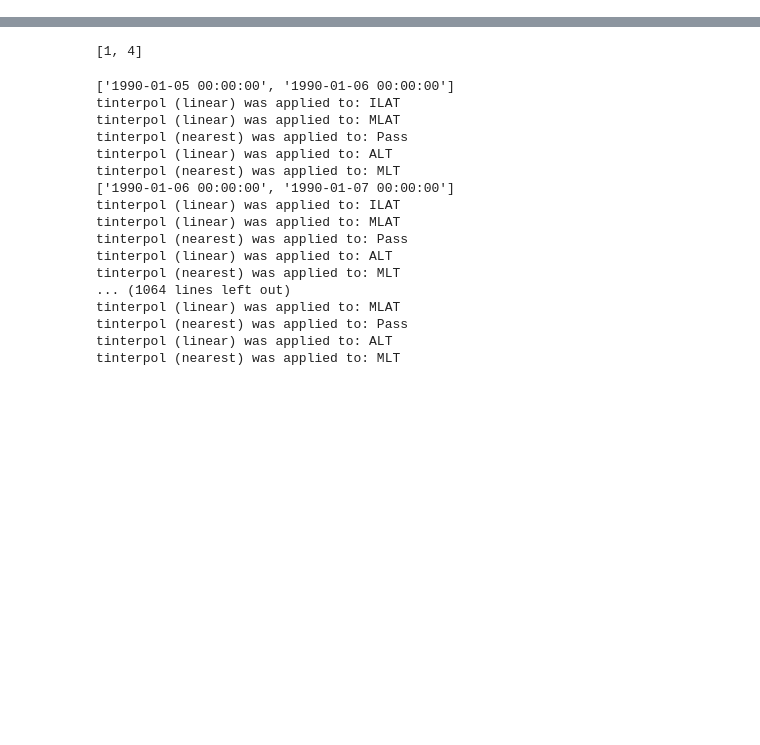
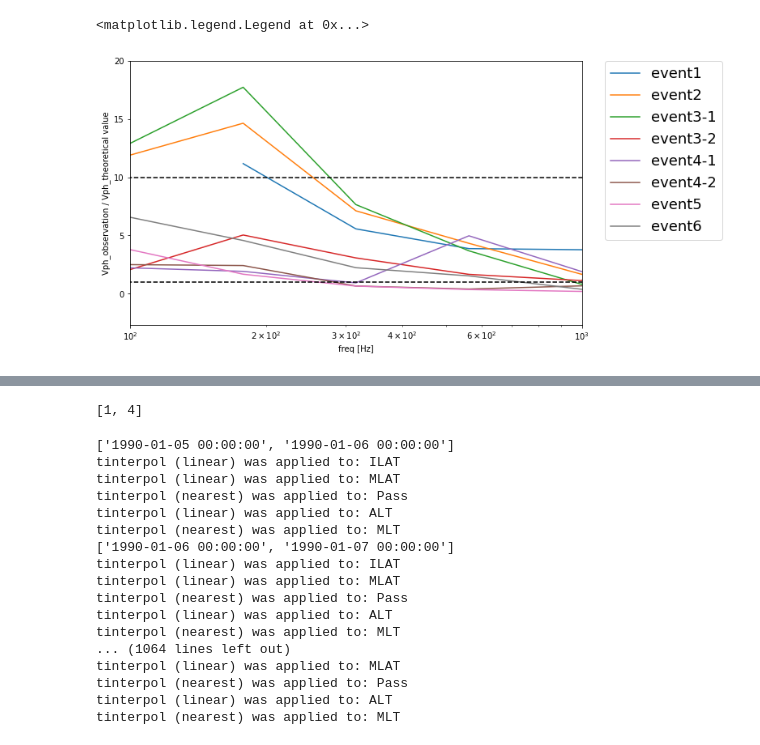
Before and after one commit to shuji-onosawa/Akebono_analysis_old, a Jupyter notebook: VLF_mca/ishigaya_extend.ipynb, the cells around one changed output, grey strips where cells are left out. Cells and saved outputs as stored; diff of their text form; code cells hidden in the pictures; blank space fills up the shorter version.

```diff
--- a/VLF_mca/ishigaya_extend.ipynb
+++ b/VLF_mca/ishigaya_extend.ipynb
@@ -85,12 +5,0 @@ tinterpol (linear) was applied to: Bmdl_z
-# %%
-import matplotlib.pyplot as plt
-plt.figure(figsize = (10, 6))
-for i in range(int(Eamp.size/16)):
-    plt.plot(freq_range, Eamp[i]/Bamp[i] *1e9, label = pyspedas.time_string(Times[i], fmt = '%Y-%m-%d %H:%M:%S'))
-plt.xscale('log')
-plt.yscale('log')
-plt.ylim(1e4, 1e10)
-plt.xlabel('freq [Hz]')
-plt.ylabel('E/B \n [m/s]')
-
-plt.legend()
@@ -99,0 +148,31 @@ plt.legend()
+# %%
+from turtle import color
+
+
+Vph_ratio = np.array(Vph_obs)/np.array(Vph_dr)
+
+plt.figure(figsize = (10, 6))
+plt.plot(freq_range, Vph_ratio[0], label='event1')
+plt.plot(freq_range, Vph_ratio[1], label='event2')
+plt.plot(freq_range, Vph_ratio[2], label='event3-1')
+plt.plot(freq_range, Vph_ratio[3], label='event3-2')
+plt.plot(freq_range, Vph_ratio[4], label='event4-1')
+plt.plot(freq_range, Vph_ratio[5], label='event4-2')
+plt.plot(freq_range, Vph_ratio[6], label='event5')
+plt.plot(freq_range, Vph_ratio[7], label='event6')
+#plt.vlines(100, ymax=20, ymin=0.1)
+#plt.vlines(176, ymax=20, ymin=0.1)
+#plt.vlines(316, ymax=20, ymin=0.1)
+#plt.vlines(562, ymax=20, ymin=0.1)
+plt.hlines(1, xmin=70, xmax=1100, colors='k', linestyles='dashed')
+plt.hlines(10, xmin=70, xmax=1100, colors='k', linestyles='dashed')
+plt.xscale('log')
+#plt.yscale('log')
+plt.xlabel('freq [Hz]')
+plt.ylabel('Vph_observation / Vph_theoretical value')
+plt.ylim(top=20)
+plt.xlim(100, 1000)
+plt.legend(bbox_to_anchor=(1.05, 1), loc='upper left', borderaxespad=0, fontsize=18)
+# %% [output]
+<matplotlib.legend.Legend at 0x...>
+[figure, added]
```
Also changed, not shown: parts of 6 cells of this notebook, 9 other files.
